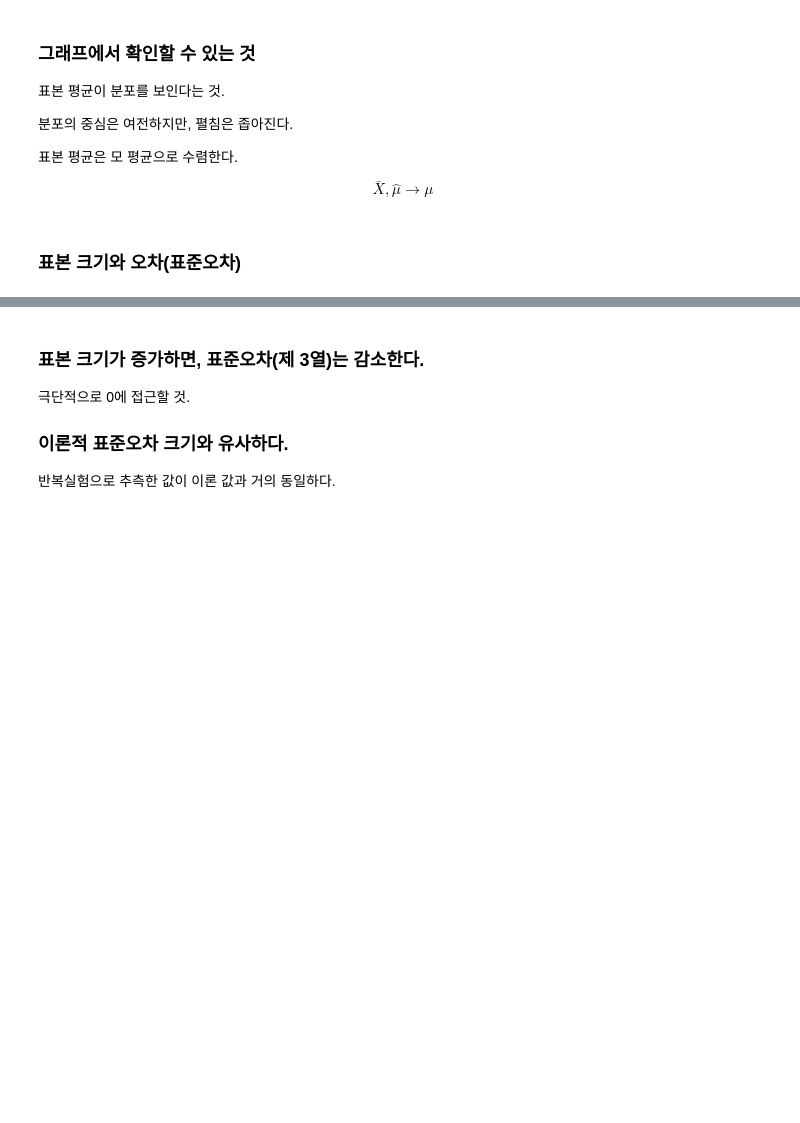
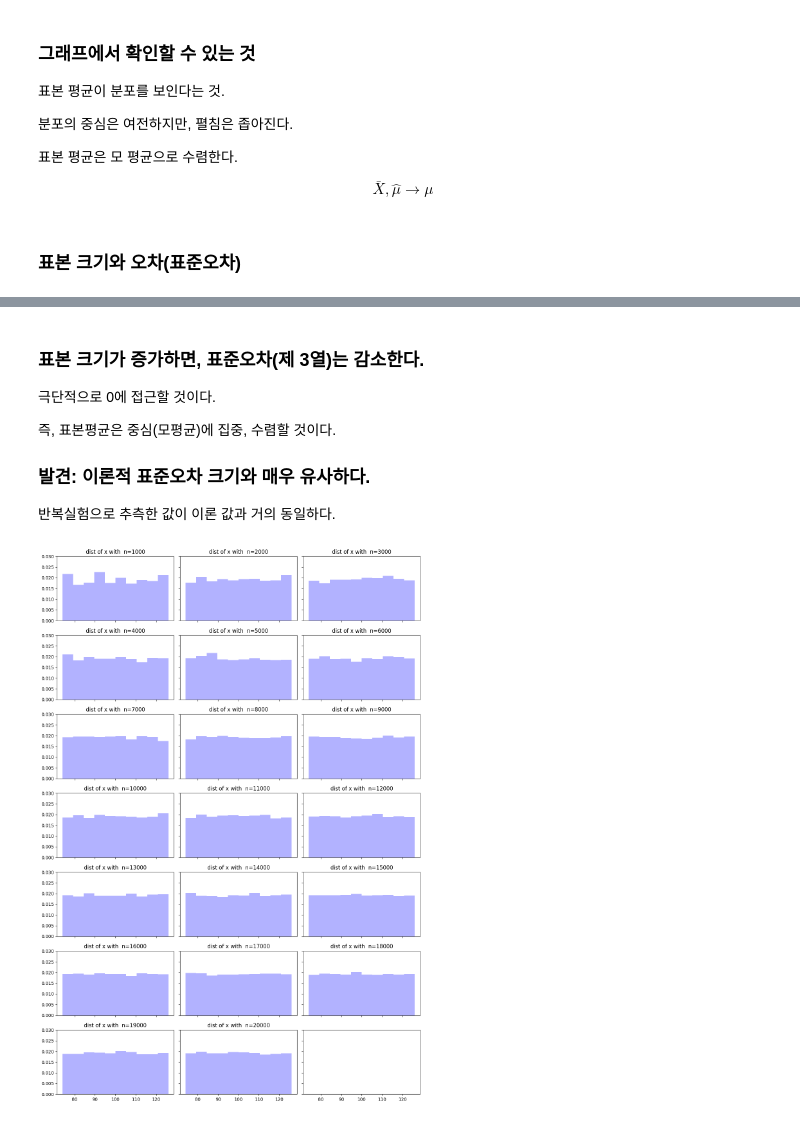
Before and after one commit to bahn28/salad, a Jupyter notebook: a11_lln_00.ipynb, the cells around one changed output, grey strips where cells are left out. Saved outputs shown, nothing was run; the diff lists cells and outputs as text; code cells hidden in the pictures; blank space fills up the shorter version.

```diff
--- a/a11_lln_00.ipynb
+++ b/a11_lln_00.ipynb
@@ -168,5 +178,32 @@ Theoretical SE of muhat:
 # %% [markdown]
 ### 표본 크기가 증가하면, 표준오차(제 3열)는 감소한다.
-극단적으로 0에 접근할 것.
-### 이론적 표준오차 크기와 유사하다.
+극단적으로 0에 접근할 것이다.
+
+즉,
+표본평균은 중심(모평균)에 집중, 수렴할 것이다.
+
+### 발견: 이론적 표준오차 크기와 매우 유사하다.
 반복실험으로 추측한 값이 이론 값과 거의 동일하다.
+# %%
+# 위 모의실험과 동일, 단, 각 표본 크기 당 1회의 표본 추출과 그 결과.
+#fig, axes = plt.subplots(nrows=2, ncols=5, figsize=(15, 6), sharex=True)
+
+fig, axes = plt.subplots(nrows= sub_r, ncols= sub_c,
+                         figsize=(sub_c*box_w, sub_r*box_h),
+                         sharex=True,
+                         sharey=True
+                         )
+axes = axes.flatten()
+for sub_i, k in enumerate( smpls ):
+    n_smpl = k
+    ax = axes[sub_i]
+    #x = rng.normal(loc=mu, scale=sig, size=n_smpl)  # obs tbg
+    x = rng.uniform(x_beg, x_end, n_smpl)
+    ax.hist(x, color="blue", density='True', alpha=0.3)
+    ax.set_title(f'dist of x with  n={k}') # n_smpl 별 서브플롯
+    ax.set_ylim(0, 0.03) #plt.show()
+
+plt.tight_layout()
+plt.show()
+# %% [output]
+[figure, added]
```
Also changed, not shown: parts of 3 cells of this notebook.
